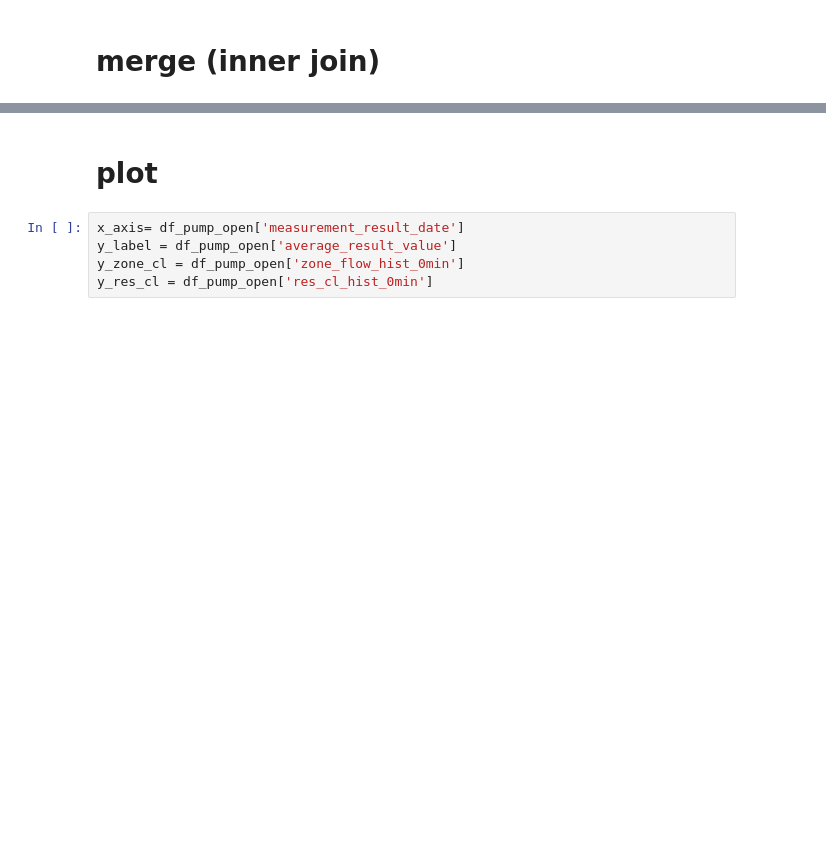
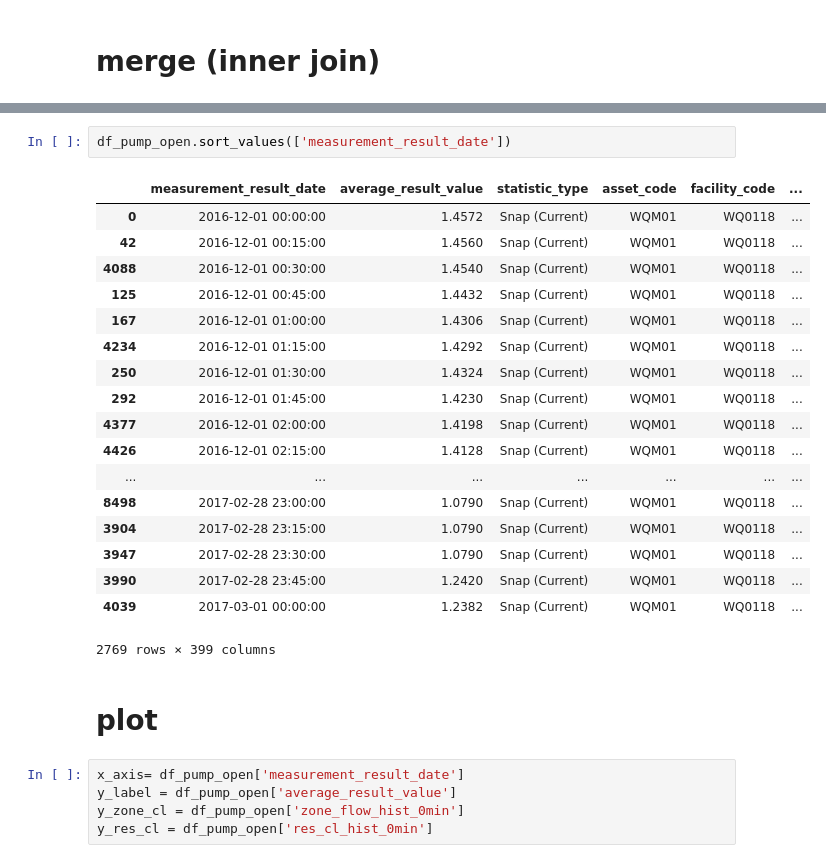
Before and after one commit to Yitta/XGBoost, a Jupyter notebook: data pre-processing.ipynb, the cells around one changed output, grey strips where cells are left out. Cells and saved outputs as stored; diff of their text form; blank space fills up the shorter version.

```diff
--- a/data pre-processing.ipynb
+++ b/data pre-processing.ipynb
@@ -77,3 +125,24 @@ df_pump_open.shape
+# %%
+df_pump_open.sort_values(['measurement_result_date'])
+# %% [output]
+|  | measurement_result_date | average_result_value | statistic_type | asset_code | facility_code | ... |
+| 0 | 2016-12-01 00:00:00 | 1.4572 | Snap (Current) | WQM01 | WQ0118 | ... |
+| 42 | 2016-12-01 00:15:00 | 1.4560 | Snap (Current) | WQM01 | WQ0118 | ... |
+| 4088 | 2016-12-01 00:30:00 | 1.4540 | Snap (Current) | WQM01 | WQ0118 | ... |
+| 125 | 2016-12-01 00:45:00 | 1.4432 | Snap (Current) | WQM01 | WQ0118 | ... |
+| 167 | 2016-12-01 01:00:00 | 1.4306 | Snap (Current) | WQM01 | WQ0118 | ... |
+| 4234 | 2016-12-01 01:15:00 | 1.4292 | Snap (Current) | WQM01 | WQ0118 | ... |
+| 250 | 2016-12-01 01:30:00 | 1.4324 | Snap (Current) | WQM01 | WQ0118 | ... |
+| 292 | 2016-12-01 01:45:00 | 1.4230 | Snap (Current) | WQM01 | WQ0118 | ... |
+| 4377 | 2016-12-01 02:00:00 | 1.4198 | Snap (Current) | WQM01 | WQ0118 | ... |
+| 4426 | 2016-12-01 02:15:00 | 1.4128 | Snap (Current) | WQM01 | WQ0118 | ... |
+| ... | ... | ... | ... | ... | ... | ... |
+| 8498 | 2017-02-28 23:00:00 | 1.0790 | Snap (Current) | WQM01 | WQ0118 | ... |
+| 3904 | 2017-02-28 23:15:00 | 1.0790 | Snap (Current) | WQM01 | WQ0118 | ... |
+| 3947 | 2017-02-28 23:30:00 | 1.0790 | Snap (Current) | WQM01 | WQ0118 | ... |
+| 3990 | 2017-02-28 23:45:00 | 1.2420 | Snap (Current) | WQM01 | WQ0118 | ... |
+| 4039 | 2017-03-01 00:00:00 | 1.2382 | Snap (Current) | WQM01 | WQ0118 | ... |
+2769 rows × 399 columns
 # %% [markdown]
 # plot
 # %%
```
Also changed, not shown: parts of 18 cells of this notebook, 1 other file.
